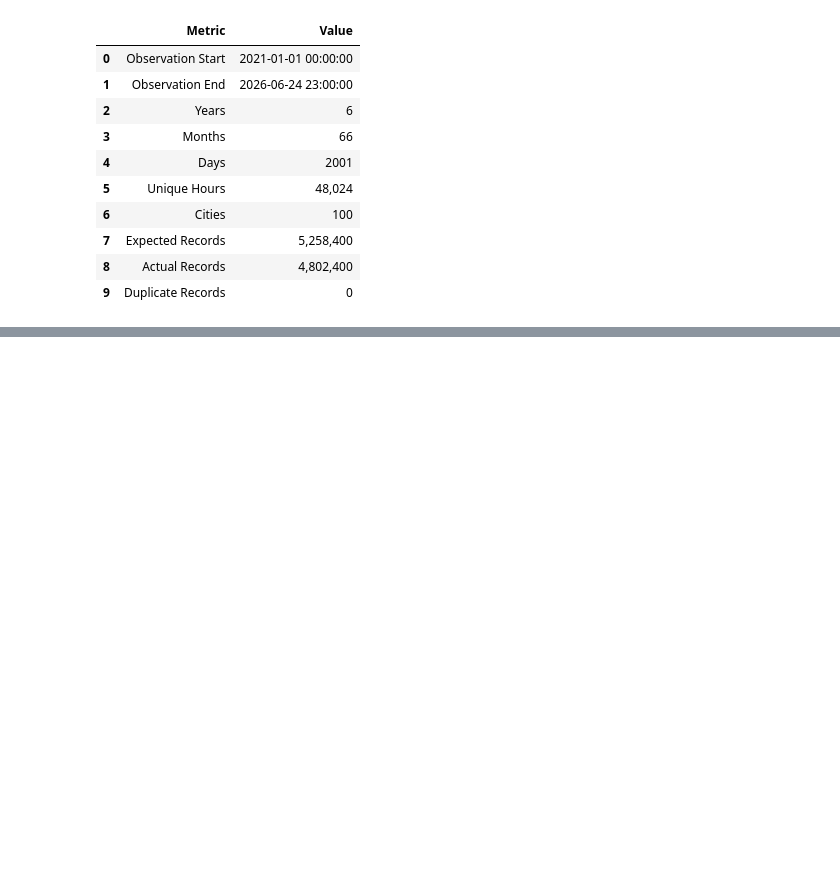
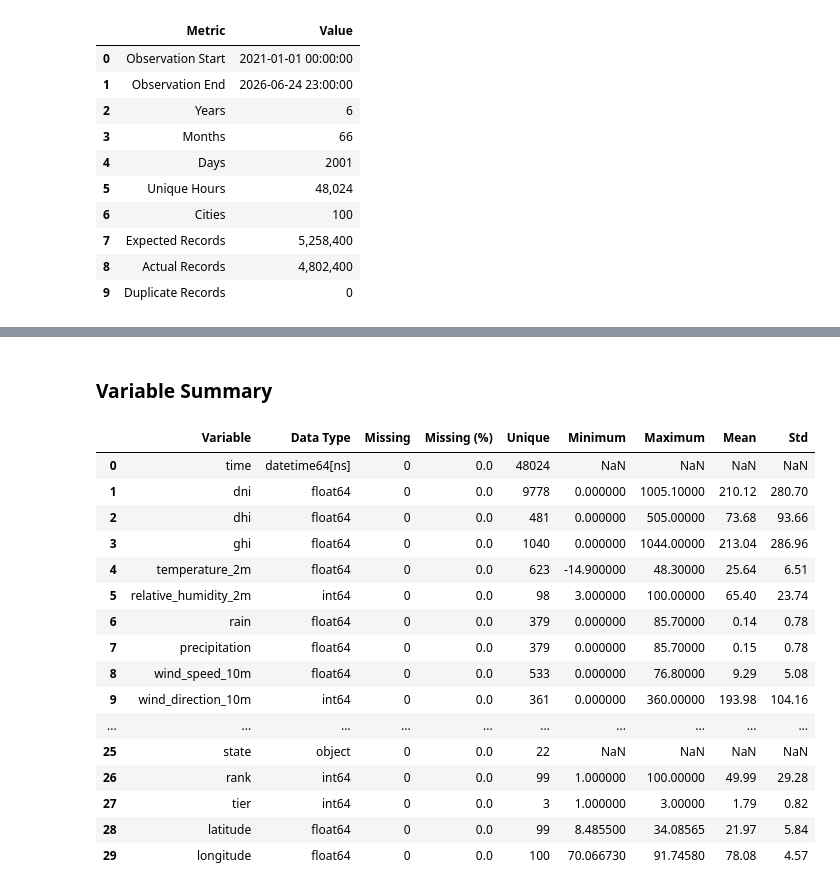
Before and after one commit to Bhushan-Alva/EcoScope, a Jupyter notebook: notebooks/01_data_audit.ipynb, the cells around one changed output, grey strips where cells are left out. Saved outputs shown, nothing was run; the diff lists cells and outputs as text; code cells hidden in the pictures; blank space fills up the shorter version.

Commit message:
completed 01_data_audit.ipynb

```diff
--- a/notebooks/01_data_audit.ipynb
+++ b/notebooks/01_data_audit.ipynb
@@ -373,0 +1788,49 @@ display(summary)
+# %% [markdown]
+### Variable Summary
+# %%
+# Generate Summary
+
+variable_summary = pd.DataFrame({
+    "Data Type": data.dtypes.astype(str),
+    "Missing": data.isna().sum(),
+    "Missing (%)": (data.isna().mean() * 100).round(2),
+    "Unique": data.nunique()
+})
+
+numeric_columns = data.select_dtypes(include="number").columns
+
+variable_summary["Minimum"] = np.nan
+variable_summary["Maximum"] = np.nan
+variable_summary["Mean"] = np.nan
+variable_summary["Std"] = np.nan
+
+variable_summary.loc[numeric_columns, "Minimum"] = data[numeric_columns].min().values
+variable_summary.loc[numeric_columns, "Maximum"] = data[numeric_columns].max().values
+variable_summary.loc[numeric_columns, "Mean"] = data[numeric_columns].mean().round(2).values
+variable_summary.loc[numeric_columns, "Std"] = data[numeric_columns].std().round(2).values
+
+variable_summary = (
+    variable_summary
+    .reset_index()
+    .rename(columns={"index": "Variable"})
+)
+
+display(variable_summary)
+# %% [output]
+|  | Variable | Data Type | Missing | Missing (%) | Unique | Minimum | Maximum | Mean | Std |
+| 0 | time | datetime64[ns] | 0 | 0.0 | 48024 | NaN | NaN | NaN | NaN |
+| 1 | dni | float64 | 0 | 0.0 | 9778 | 0.000000 | 1005.10000 | 210.12 | 280.70 |
+| 2 | dhi | float64 | 0 | 0.0 | 481 | 0.000000 | 505.00000 | 73.68 | 93.66 |
+| 3 | ghi | float64 | 0 | 0.0 | 1040 | 0.000000 | 1044.00000 | 213.04 | 286.96 |
+| 4 | temperature_2m | float64 | 0 | 0.0 | 623 | -14.900000 | 48.30000 | 25.64 | 6.51 |
+| 5 | relative_humidity_2m | int64 | 0 | 0.0 | 98 | 3.000000 | 100.00000 | 65.40 | 23.74 |
+| 6 | rain | float64 | 0 | 0.0 | 379 | 0.000000 | 85.70000 | 0.14 | 0.78 |
+| 7 | precipitation | float64 | 0 | 0.0 | 379 | 0.000000 | 85.70000 | 0.15 | 0.78 |
+| 8 | wind_speed_10m | float64 | 0 | 0.0 | 533 | 0.000000 | 76.80000 | 9.29 | 5.08 |
+| 9 | wind_direction_10m | int64 | 0 | 0.0 | 361 | 0.000000 | 360.00000 | 193.98 | 104.16 |
+| ... | ... | ... | ... | ... | ... | ... | ... | ... | ... |
+| 25 | state | object | 0 | 0.0 | 22 | NaN | NaN | NaN | NaN |
+| 26 | rank | int64 | 0 | 0.0 | 99 | 1.000000 | 100.00000 | 49.99 | 29.28 |
+| 27 | tier | int64 | 0 | 0.0 | 3 | 1.000000 | 3.00000 | 1.79 | 0.82 |
+| 28 | latitude | float64 | 0 | 0.0 | 99 | 8.485500 | 34.08565 | 21.97 | 5.84 |
+| 29 | longitude | float64 | 0 | 0.0 | 100 | 70.066730 | 91.74580 | 78.08 | 4.57 |
```
Also changed, not shown: parts of 79 cells of this notebook.
